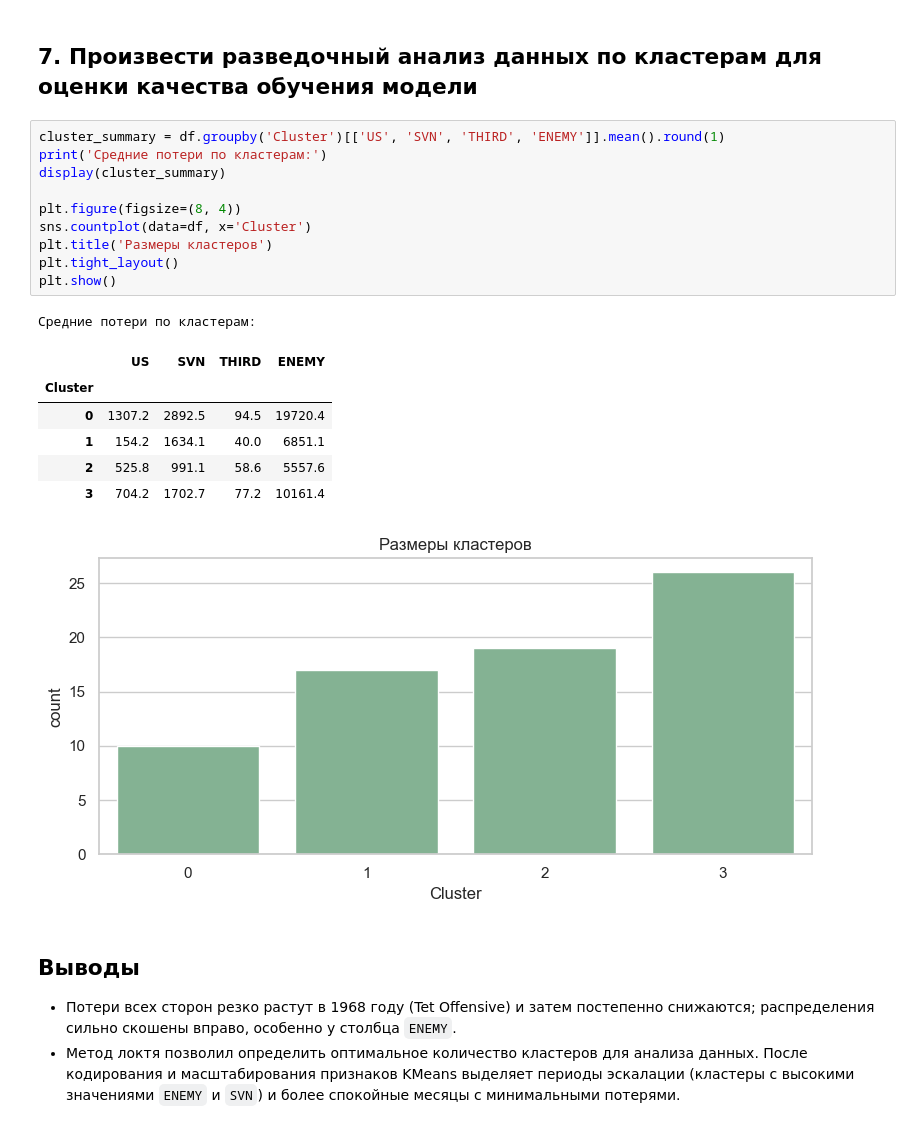
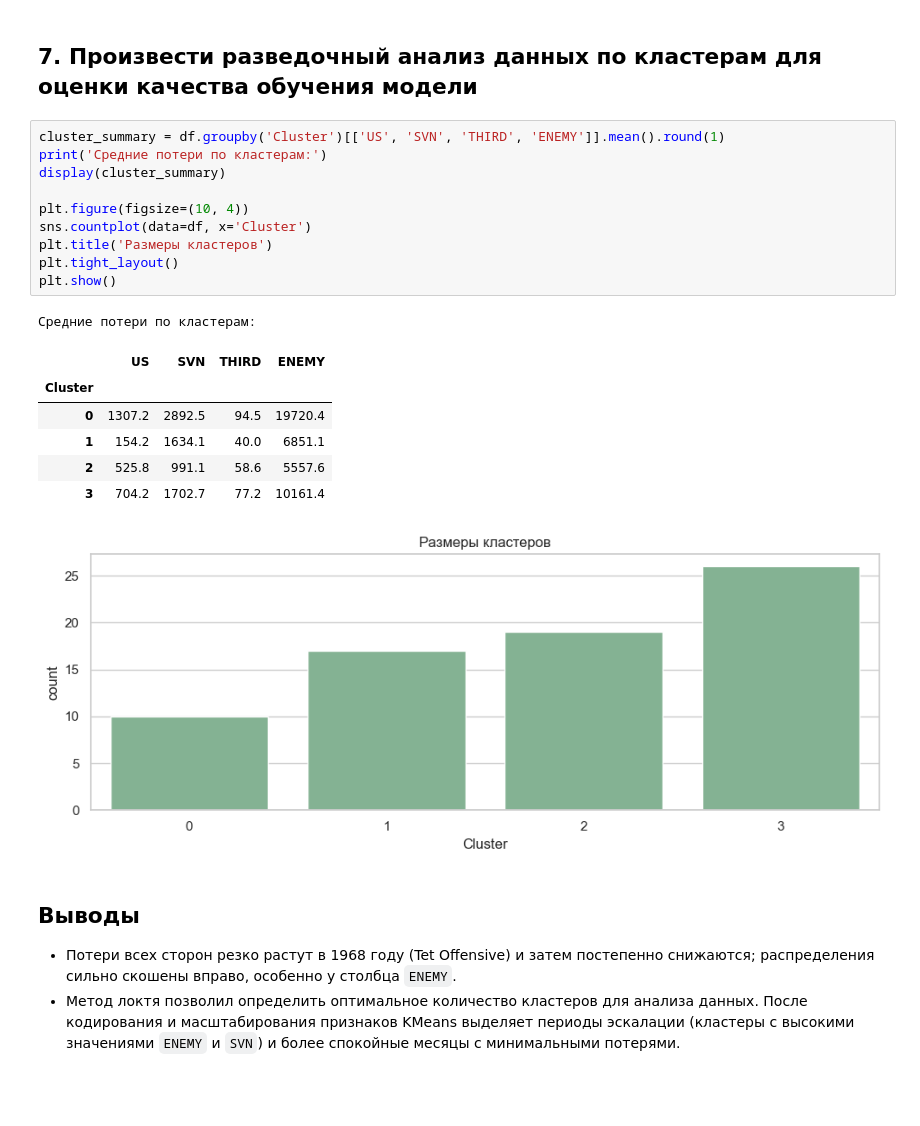
Before and after one commit to Alanyle/s5-MO-V16, a Jupyter notebook: L5 V16/note.ipynb, the cells around one changed output. Cells and saved outputs as stored; diff of their text form; blank space fills up the shorter version.

```diff
--- a/L5 V16/note.ipynb
+++ b/L5 V16/note.ipynb
@@ -215,22 +215,22 @@ print('Доля объяснённой дисперсии:', pca.explained_varia
 # %%
 cluster_summary = df.groupby('Cluster')[['US', 'SVN', 'THIRD', 'ENEMY']].mean().round(1)
 print('Средние потери по кластерам:')
 display(cluster_summary)
 
-plt.figure(figsize=(8, 4))
+plt.figure(figsize=(10, 4))
 sns.countplot(data=df, x='Cluster')
 plt.title('Размеры кластеров')
 plt.tight_layout()
 plt.show()
 # %% [output]
 Средние потери по кластерам:
 |  | US | SVN | THIRD | ENEMY |
 | Cluster |  |  |  |  |
 | 0 | 1307.2 | 2892.5 | 94.5 | 19720.4 |
 | 1 | 154.2 | 1634.1 | 40.0 | 6851.1 |
 | 2 | 525.8 | 991.1 | 58.6 | 5557.6 |
 | 3 | 704.2 | 1702.7 | 77.2 | 10161.4 |
-[figure, old version]
+[figure, new version]
 # %% [markdown]
 ## Выводы
 
```
Also changed, not shown: 4 other files.
